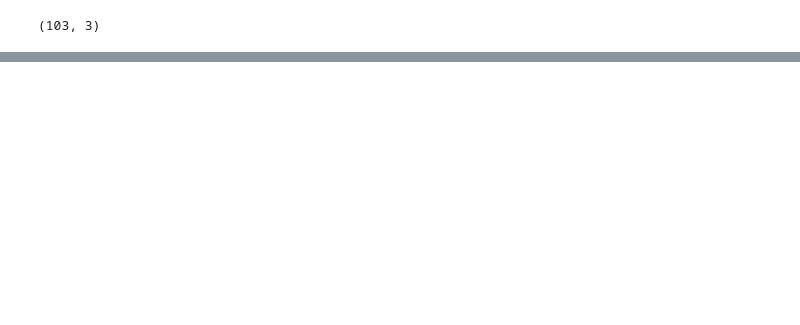
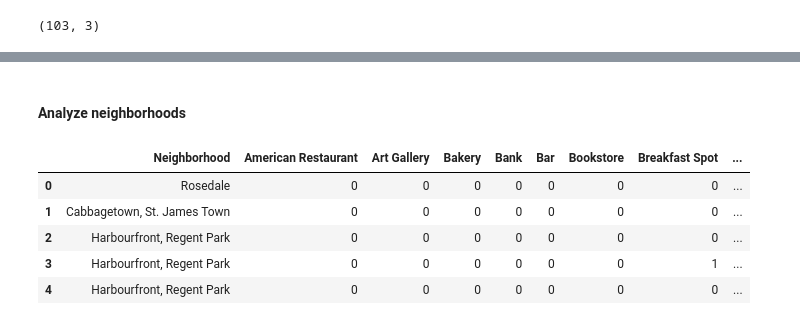
Before and after one commit to lansdell-hs/Coursera_Capstone, a Jupyter notebook: Segmenting & Clustering in Toronto.ipynb, the cells around one changed output, grey strips where cells are left out. Saved outputs shown, nothing was run; the diff lists cells and outputs as text; code cells hidden in the pictures; blank space fills up the shorter version.

```diff
--- a/Segmenting & Clustering in Toronto.ipynb
+++ b/Segmenting & Clustering in Toronto.ipynb
@@ -89,0 +139,20 @@ Output.shape
+# %%
+
+#Lat Long for University of Toronto 43.661369 -79.396263
+
+map_toronto = folium.Map(location=[43.661369 ,-79.396263],zoom_start=13)
+
+# add markers to map
+for lat, lng, borough, neighborhood in zip(torontocenter_data['Latitude'], torontocenter_data['Longitude'], torontocenter_data['Borough'], torontocenter_data['Neighborhood']):
+    label = '{}, {}'.format(neighborhood, borough)
+    label = folium.Popup(label, parse_html=True)
+    folium.CircleMarker(
+        [lat, lng],
+        radius=6,
+        popup=label,
+        color='green',
+        fill=True,
+        fill_opacity=0.4,
+        parse_html=False).add_to(map_toronto)
+
+map_toronto
@@ -89,0 +163,6 @@ Output.shape
+# %%
+CLIENT_ID = 'NHALHKECTHEG32XKAQMZVYSIGPHDAXB2DFYZJRUHPDEXDSE1' # your Foursquare ID
+CLIENT_SECRET = 'NVA1PYBHZ35VNBAHHFV4FCLPCPKWBTZHA2BYM5BYKLRG5KIC' # your Foursquare Secret
+VERSION = '20180605' # Foursquare API version
+limit=300
+radius=100
@@ -89,0 +211,5 @@ Output.shape
+# %%
+toronto_venues = getNearbyVenues(names=torontocenter_data['Neighborhood'],
+                                   latitudes=torontocenter_data['Latitude'],
+                                   longitudes=torontocenter_data['Longitude']
+                                  )
@@ -89,0 +258,22 @@ Output.shape
+# %% [markdown]
+#### Analyze neighborhoods
+# %%
+# one hot encoding
+t_onehot = pd.get_dummies(toronto_venues[['Venue Category']], prefix="", prefix_sep="")
+
+# add neighborhood column back to dataframe
+t_onehot['Neighborhood'] = toronto_venues['Neighborhood']
+
+# move neighborhood column to the first column
+fixed_columns = [t_onehot.columns[-1]] + list(t_onehot.columns[:-1])
+t_onehot = t_onehot[fixed_columns]
+
+t_onehot.shape
+t_onehot.head()
+# %% [output]
+|  | Neighborhood | American Restaurant | Art Gallery | Bakery | Bank | Bar | Bookstore | Breakfast Spot | ... |
+| 0 | Rosedale | 0 | 0 | 0 | 0 | 0 | 0 | 0 | ... |
+| 1 | Cabbagetown, St. James Town | 0 | 0 | 0 | 0 | 0 | 0 | 0 | ... |
+| 2 | Harbourfront, Regent Park | 0 | 0 | 0 | 0 | 0 | 0 | 0 | ... |
+| 3 | Harbourfront, Regent Park | 0 | 0 | 0 | 0 | 0 | 0 | 1 | ... |
+| 4 | Harbourfront, Regent Park | 0 | 0 | 0 | 0 | 0 | 0 | 0 | ... |
```
Also changed, not shown: parts of 29 cells of this notebook.
